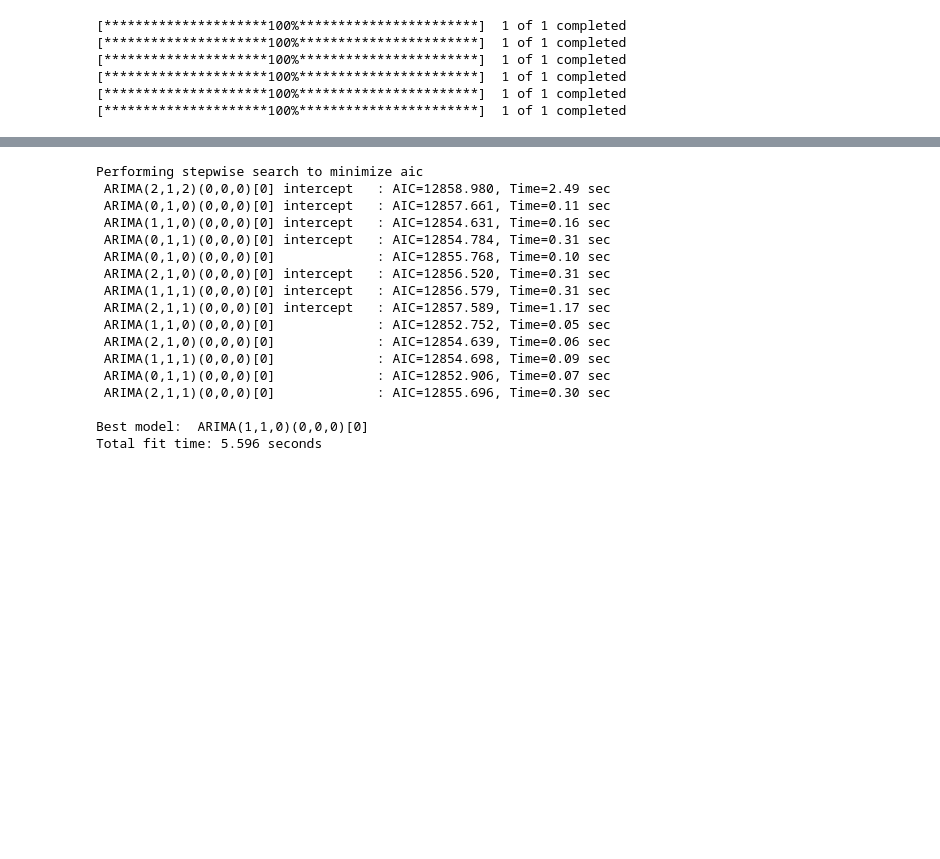
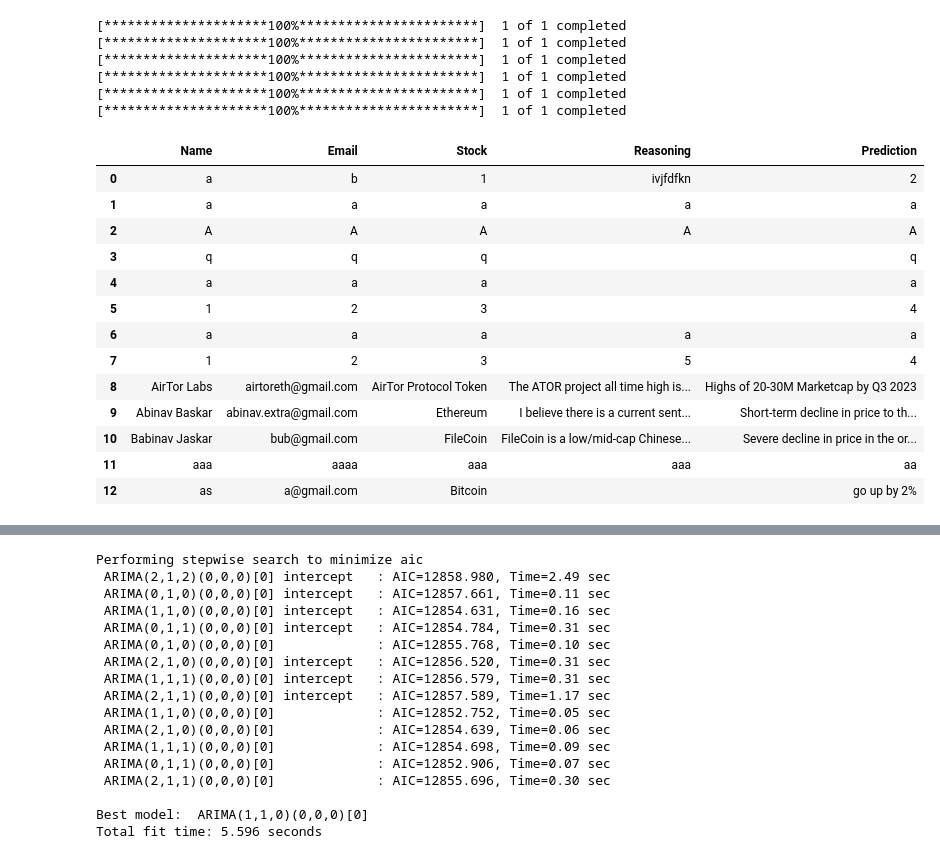
Before and after one commit to SahajTC/A-Fire-Inside, a Jupyter notebook: ARIMA_prediction.ipynb, the cells around one changed output, grey strips where cells are left out. Cells and saved outputs as stored; diff of their text form; code cells hidden in the pictures; blank space fills up the shorter version.

Commit message:
adding data from the api

```diff
--- a/ARIMA_prediction.ipynb
+++ b/ARIMA_prediction.ipynb
@@ -66,3 +65,33 @@ from sklearn.metrics import mean_squared_error, mean_absolute_error
+# %%
+#importing the the data from api
+import requests
+r = requests.get("https://api.apispreadsheets.com/data/CpcOqkRk0DKjA9hH/")
+
+if r.status_code == 200:
+	# SUCCESS
+	data = r.json()
+	#change the from df1 to whatever works for the code
+	df1 = pd.DataFrame(data['data'])
+else:
+	# ERROR
+	df1 = None
+
+df1
+# %% [output]
+|  | Name | Email | Stock | Reasoning | Prediction |
+| 0 | a | b | 1 | ivjfdfkn | 2 |
+| 1 | a | a | a | a | a |
+| 2 | A | A | A | A | A |
+| 3 | q | q | q |  | q |
+| 4 | a | a | a |  | a |
+| 5 | 1 | 2 | 3 |  | 4 |
+| 6 | a | a | a | a | a |
+| 7 | 1 | 2 | 3 | 5 | 4 |
+| 8 | AirTor Labs | airtoreth@gmail.com | AirTor Protocol Token | The ATOR project all time high is... | Highs of 20-30M Marketcap by Q3 2023 |
+| 9 | Abinav Baskar | abinav.extra@gmail.com | Ethereum | I believe there is a current sent... | Short-term decline in price to th... |
+| 10 | Babinav Jaskar | bub@gmail.com | FileCoin | FileCoin is a low/mid-cap Chinese... | Severe decline in price in the or... |
+| 11 | aaa | aaaa | aaa | aaa | aa |
+| 12 | as | a@gmail.com | Bitcoin |  | go up by 2% |
 # %%
 def clean_data(data):
   data.reset_index(inplace=True)
```
Also changed, not shown: parts of 6 cells of this notebook.
